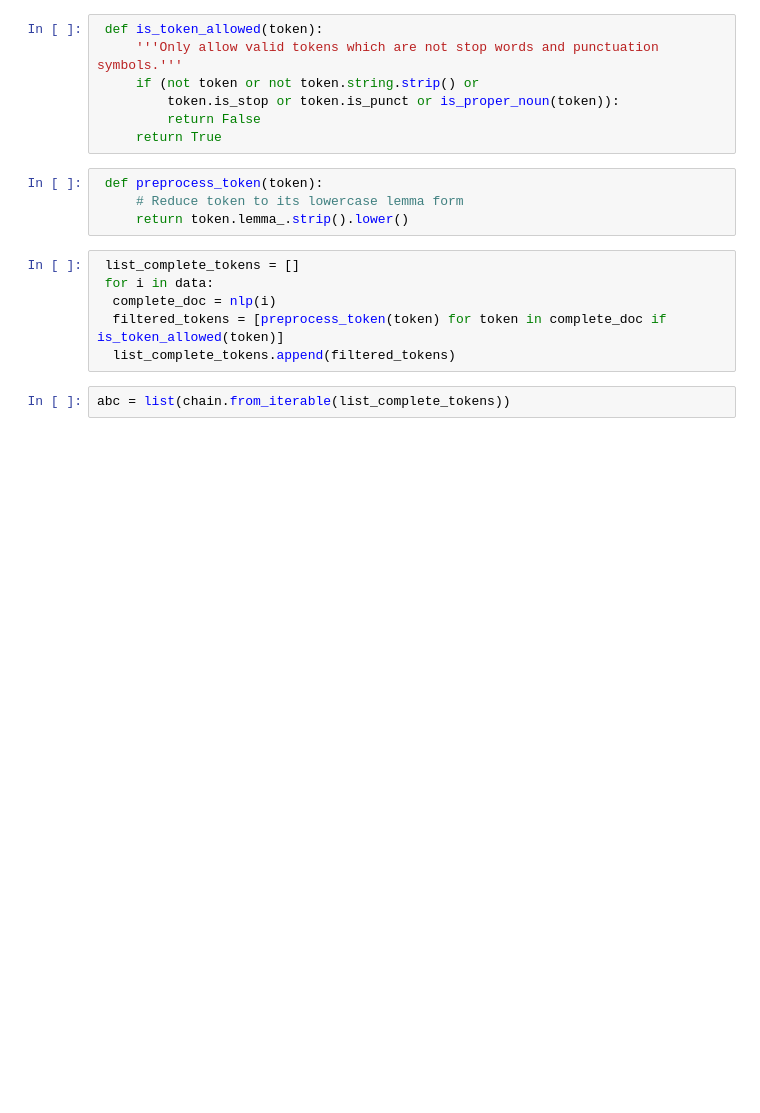
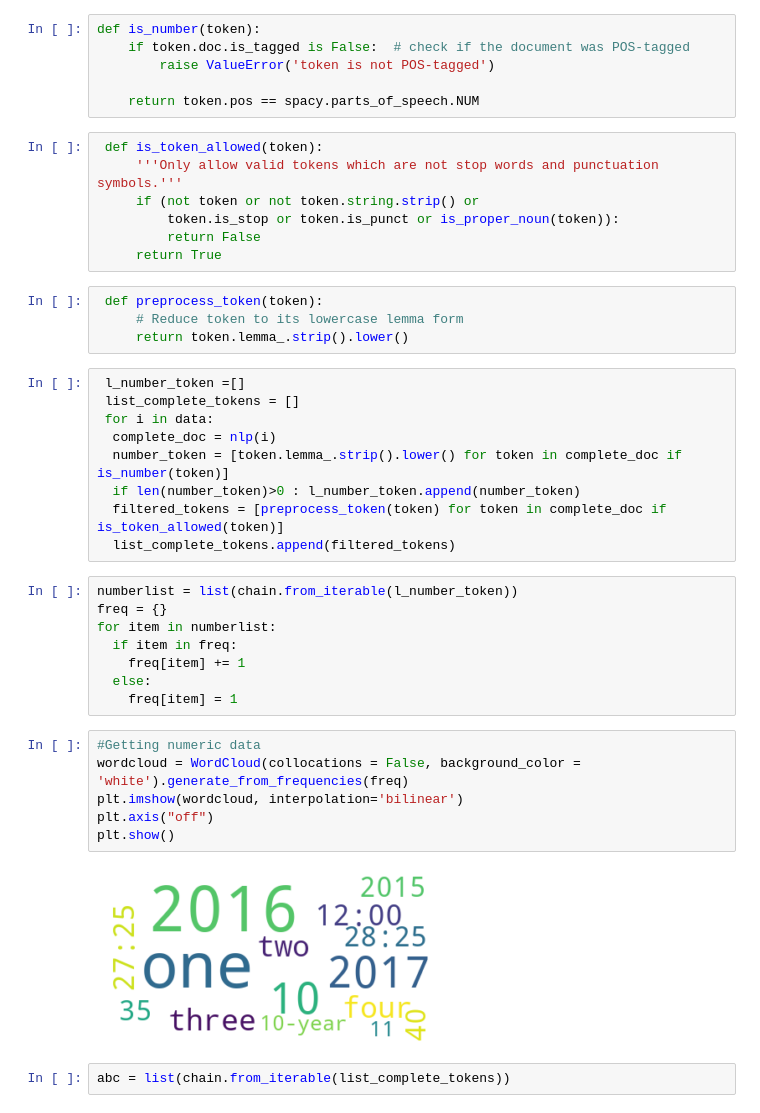
Before and after one commit to vishwesh1010/Earning-call-Analysis, a Jupyter notebook: EarningCallAnalysis.ipynb, the cells around one changed output. Saved outputs shown, nothing was run; the diff lists cells and outputs as text; blank space fills up the shorter version.

```diff
--- a/EarningCallAnalysis.ipynb
+++ b/EarningCallAnalysis.ipynb
@@ -70,6 +68,12 @@ def is_proper_noun(token):
         raise ValueError('token is not POS-tagged')
 
     return token.pos == PROPN
+# %%
+def is_number(token):
+    if token.doc.is_tagged is False:  # check if the document was POS-tagged
+        raise ValueError('token is not POS-tagged')
+
+    return token.pos == spacy.parts_of_speech.NUM
 # %%
  def is_token_allowed(token):
      '''Only allow valid tokens which are not stop words and punctuation symbols.'''
@@ -82,11 +86,30 @@ def is_proper_noun(token):
      # Reduce token to its lowercase lemma form
      return token.lemma_.strip().lower()
 # %%
+ l_number_token =[]
  list_complete_tokens = []
  for i in data:
   complete_doc = nlp(i)
+  number_token = [token.lemma_.strip().lower() for token in complete_doc if is_number(token)]
+  if len(number_token)>0 : l_number_token.append(number_token)
   filtered_tokens = [preprocess_token(token) for token in complete_doc if is_token_allowed(token)]
   list_complete_tokens.append(filtered_tokens)
+# %%
+numberlist = list(chain.from_iterable(l_number_token))
+freq = {}
+for item in numberlist:
+  if item in freq:
+    freq[item] += 1
+  else:
+    freq[item] = 1
+# %%
+#Getting numeric data
+wordcloud = WordCloud(collocations = False, background_color = 'white').generate_from_frequencies(freq)
+plt.imshow(wordcloud, interpolation='bilinear')
+plt.axis("off")
+plt.show()
+# %% [output]
+[figure, added]
 # %%
 abc = list(chain.from_iterable(list_complete_tokens))
 # %%
```
Also changed, not shown: parts of 1 cell of this notebook.
